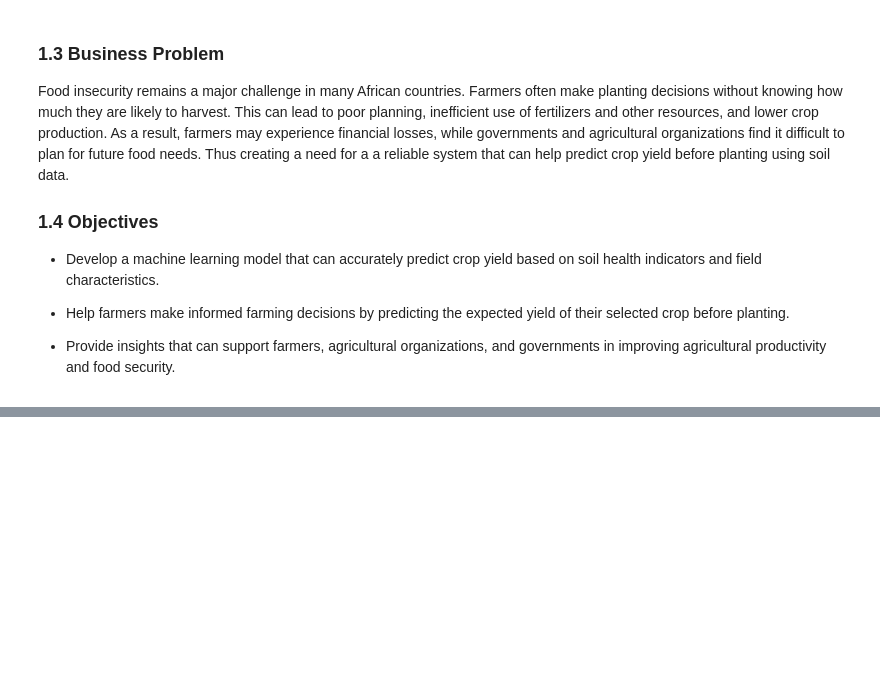
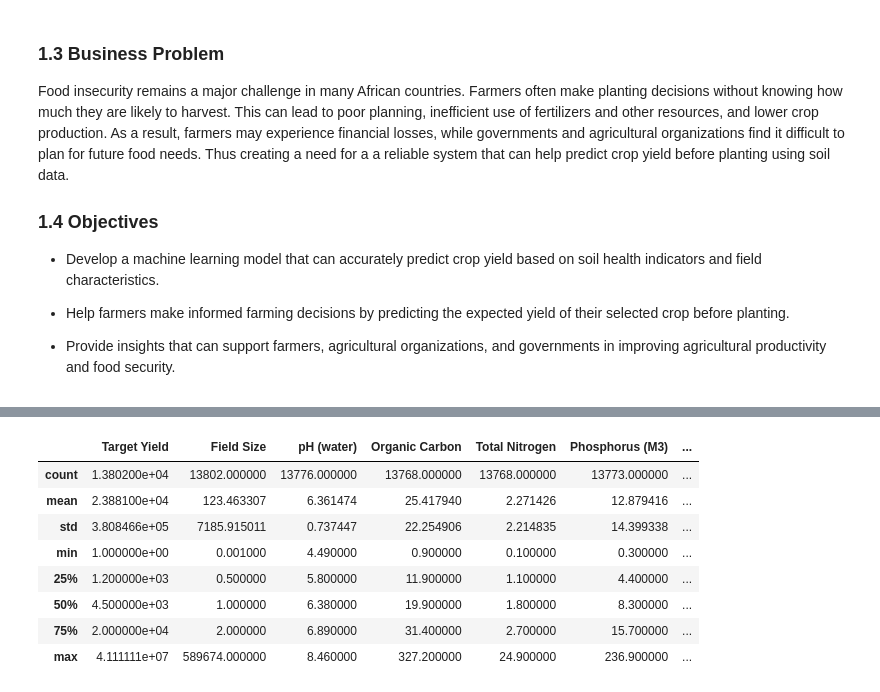
Before and after one commit to Esther-Margaret-Mwangi/Epochs, a Jupyter notebook: notebook/notebook.ipynb, the cells around one changed output, grey strips where cells are left out. Drawn from its saved outputs; the diff is of its cells as text; code cells hidden in the pictures; blank space fills up the shorter version.

```diff
--- a/notebook/notebook.ipynb
+++ b/notebook/notebook.ipynb
@@ -32,0 +125,12 @@ Food insecurity remains a major challenge in many African countries. Farmers oft
+# %%
+df.describe()
+# %% [output]
+|  | Target Yield | Field Size | pH (water) | Organic Carbon | Total Nitrogen | Phosphorus (M3) | ... |
+| count | 1.380200e+04 | 13802.000000 | 13776.000000 | 13768.000000 | 13768.000000 | 13773.000000 | ... |
+| mean | 2.388100e+04 | 123.463307 | 6.361474 | 25.417940 | 2.271426 | 12.879416 | ... |
+| std | 3.808466e+05 | 7185.915011 | 0.737447 | 22.254906 | 2.214835 | 14.399338 | ... |
+| min | 1.000000e+00 | 0.001000 | 4.490000 | 0.900000 | 0.100000 | 0.300000 | ... |
+| 25% | 1.200000e+03 | 0.500000 | 5.800000 | 11.900000 | 1.100000 | 4.400000 | ... |
+| 50% | 4.500000e+03 | 1.000000 | 6.380000 | 19.900000 | 1.800000 | 8.300000 | ... |
+| 75% | 2.000000e+04 | 2.000000 | 6.890000 | 31.400000 | 2.700000 | 15.700000 | ... |
+| max | 4.111111e+07 | 589674.000000 | 8.460000 | 327.200000 | 24.900000 | 236.900000 | ... |
```
Also changed, not shown: parts of 27 cells of this notebook.
